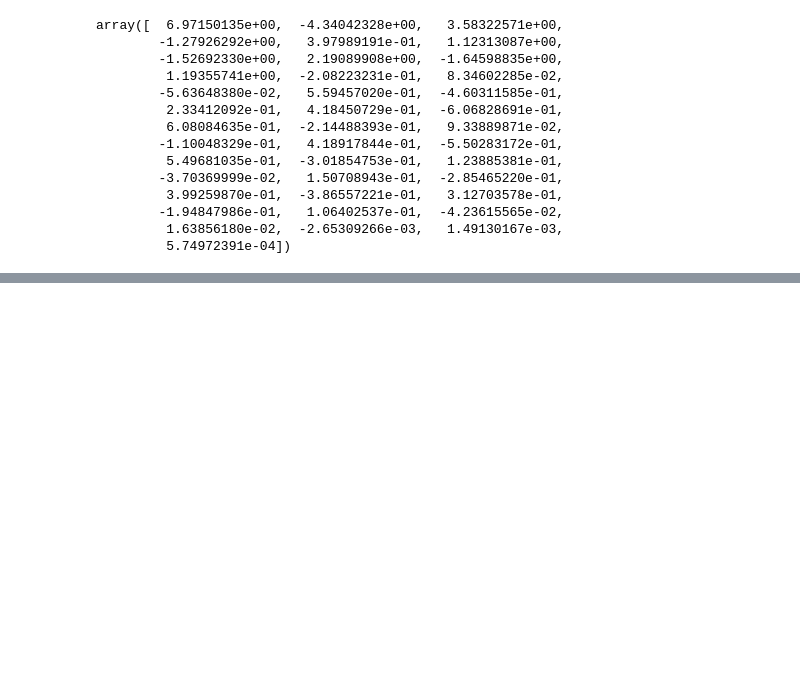
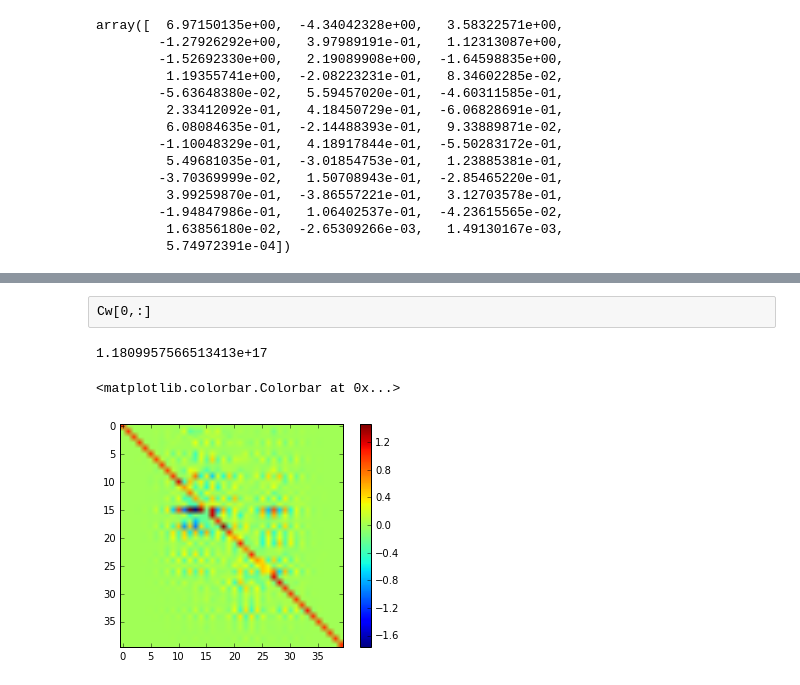
Before and after one commit to tripathi/D3SB, a Jupyter notebook: LinearSolnwithDataCreation.ipynb, the cells around one changed output, grey strips where cells are left out. Drawn from its saved outputs; the diff is of its cells as text; code cells hidden in the pictures; blank space fills up the shorter version.

```diff
--- a/LinearSolnwithDataCreation.ipynb
+++ b/LinearSolnwithDataCreation.ipynb
@@ -503,0 +533,12 @@ plt.legend(loc='best')
+# %% [raw]
+Cw[0,:]
+# %%
+np.linalg.cond(Cw)
+# %% [output]
+1.1809957566513413e+17
+# %%
+plt.imshow(np.dot(Cw, Cwinv))
+plt.colorbar()
+# %% [output]
+<matplotlib.colorbar.Colorbar at 0x...>
+[figure, added]
```
Also changed, not shown: parts of 11 cells of this notebook.
